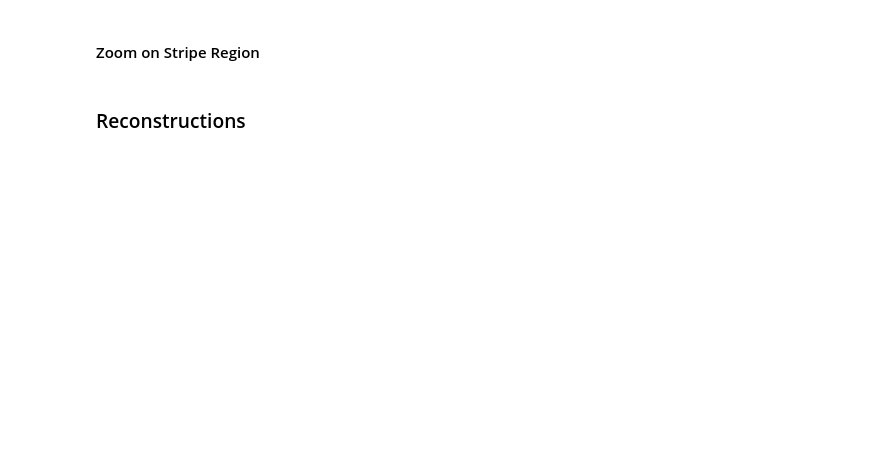
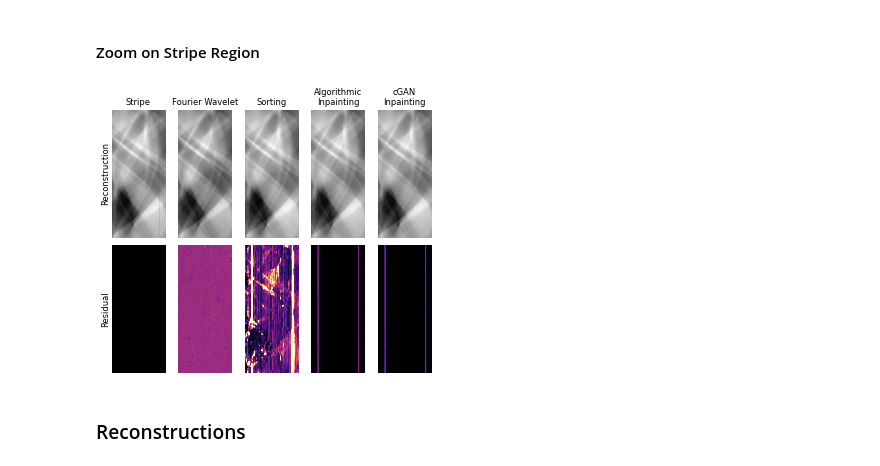
Before and after one commit to dkazanc/NoStripesNet, a Jupyter notebook: residuals.ipynb, the cells around one changed output. Cells and saved outputs as stored; diff of their text form; code cells hidden in the pictures; blank space fills up the shorter version.

```diff
--- a/residuals.ipynb
+++ b/residuals.ipynb
@@ -234,24 +261,26 @@ roi = np.s_[:, 1000:1750]
 zoomed_sinos = [sino[roi] for sino in sinos]
 zoomed_sino_resduals = [sino_residual[roi] for sino_residual in sino_residuals]
 # %%
-fig, axs = plt.subplots(2, 5, figsize=(8, 6), dpi=300)
+fig, axs = plt.subplots(2, 5, figsize=(8, 6), dpi=dpi_set)
 fig.subplots_adjust(wspace=-0.5)
 for ax in axs.ravel():
     ax.axis('off')
 
 axs[0, 0].set_title("Stripe")
 axs[0, 1].set_title("Fourier Wavelet")
 axs[0, 2].set_title("Sorting")
 axs[0, 3].set_title("Algorithmic\nInpainting")
 axs[0, 4].set_title("cGAN\nInpainting")
 axs[0, 0].text(-150, 900, "Reconstruction", size=12, verticalalignment='center', rotation=90)
 axs[1, 0].text(-150, 900, "Residual", size=12, verticalalignment='center', rotation=90)
 
 for i in range(len(sinos)):
     axs[0, i].imshow(zoomed_sinos[i], cmap='gray')
     axs[1, i].imshow(zoomed_sino_resduals[i], cmap='magma', vmin=0, vmax=75000)
 
 fig.tight_layout()
+# %% [output]
+[figure, added]
 # %% [markdown]
 ### Reconstructions
 # %%
```
Also changed, not shown: parts of 9 cells of this notebook.
